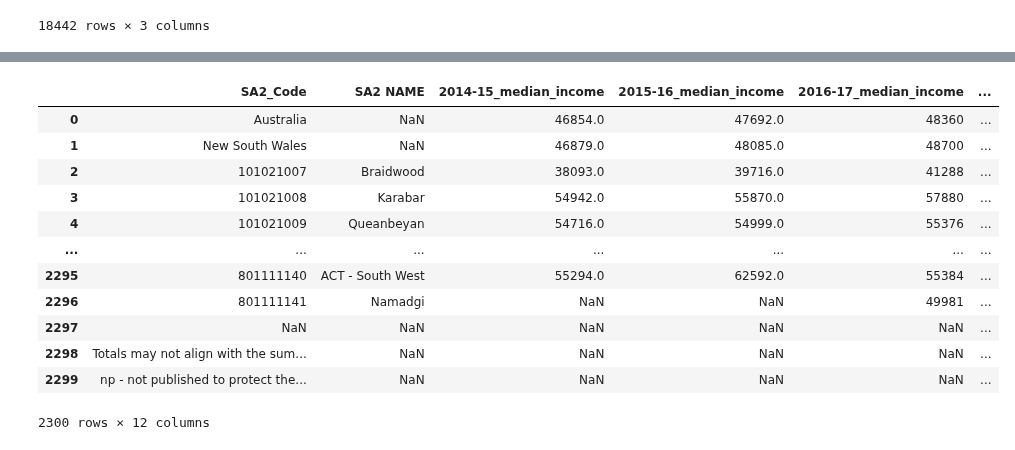
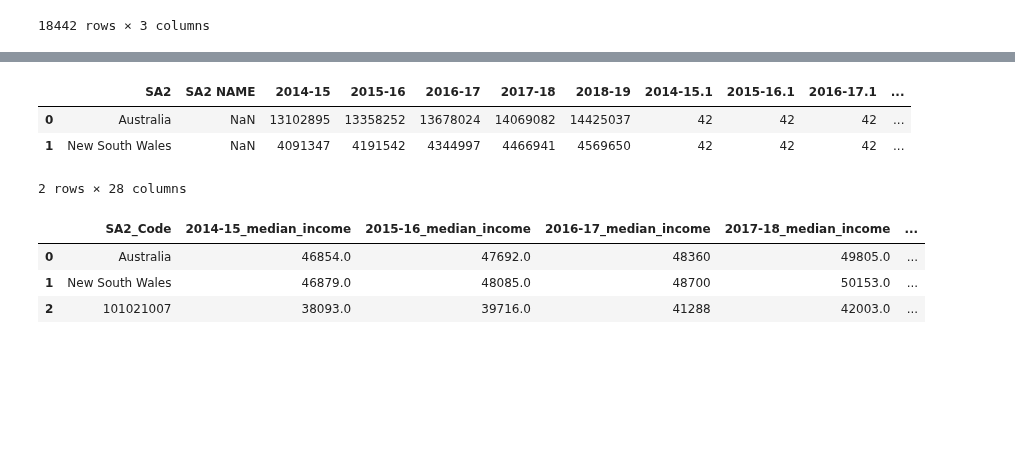
Before and after one commit to MAST30034-Applied-Data-Science/generic-real-estate-consulting-project-group-1-iron-data-man, a Jupyter notebook: notebooks/data_cleaning_external.ipynb, the cells around one changed output, grey strips where cells are left out. Cells and saved outputs as stored; diff of their text form; code cells hidden in the pictures; blank space fills up the shorter version.

```diff
--- a/notebooks/data_cleaning_external.ipynb
+++ b/notebooks/data_cleaning_external.ipynb
@@ -117,33 +117,27 @@ external
 # %%
 # read data, Table 1.4 in income
 income = pd.read_excel("../data/raw/income.xlsx",sheet_name="Table 1.4",header=6)
-
+display(income.head(2))
 # extract the colunms of year
-income = income.drop(columns=['2014-15', '2015-16', '2016-17', '2017-18',
-       '2018-19', '2014-15.1', '2015-16.1', '2016-17.1', '2017-18.1',
-       '2018-19.1', '2014-15.2', '2015-16.2', '2016-17.2', '2017-18.2',
-       '2018-19.2','Unnamed: 27'])
-income.columns = ['SA2_Code', 'SA2 NAME','2014-15_median_income','2015-16_median_income','2016-17_median_income',
+income = income.drop(columns=['SA2 NAME','2014-15', '2015-16', '2016-17', '2017-18','2018-19', '2014-15.1',
+                              '2015-16.1', '2016-17.1', '2017-18.1','2018-19.1', '2014-15.2', '2015-16.2',
+                              '2016-17.2', '2017-18.2','2018-19.2','Unnamed: 27'])
+income.columns = ['SA2_Code','2014-15_median_income','2015-16_median_income','2016-17_median_income',
                   '2017-18_median_income','2018-19_median_income','2014-15_mean_income','2015-16_mean_income',
                   '2016-17_mean_income','2017-18_mean_income','2018-19_mean_income']
 
 # replace np with NaN
 income = income.replace('np', np.nan)
-income
+income.head(3)
 # %% [output]
-|  | SA2_Code | SA2 NAME | 2014-15_median_income | 2015-16_median_income | 2016-17_median_income | ... |
-| 0 | Australia | NaN | 46854.0 | 47692.0 | 48360 | ... |
-| 1 | New South Wales | NaN | 46879.0 | 48085.0 | 48700 | ... |
-| 2 | 101021007 | Braidwood | 38093.0 | 39716.0 | 41288 | ... |
-| 3 | 101021008 | Karabar | 54942.0 | 55870.0 | 57880 | ... |
-| 4 | 101021009 | Queanbeyan | 54716.0 | 54999.0 | 55376 | ... |
-| ... | ... | ... | ... | ... | ... | ... |
-| 2295 | 801111140 | ACT - South West | 55294.0 | 62592.0 | 55384 | ... |
-| 2296 | 801111141 | Namadgi | NaN | NaN | 49981 | ... |
-| 2297 | NaN | NaN | NaN | NaN | NaN | ... |
-| 2298 | Totals may not align with the sum... | NaN | NaN | NaN | NaN | ... |
-| 2299 | np - not published to protect the... | NaN | NaN | NaN | NaN | ... |
+|  | SA2 | SA2 NAME | 2014-15 | 2015-16 | 2016-17 | 2017-18 | 2018-19 | 2014-15.1 | 2015-16.1 | 2016-17.1 | ... |
+| 0 | Australia | NaN | 13102895 | 13358252 | 13678024 | 14069082 | 14425037 | 42 | 42 | 42 | ... |
+| 1 | New South Wales | NaN | 4091347 | 4191542 | 4344997 | 4466941 | 4569650 | 42 | 42 | 42 | ... |
-2300 rows × 12 columns
+2 rows × 28 columns
+|  | SA2_Code | 2014-15_median_income | 2015-16_median_income | 2016-17_median_income | 2017-18_median_income | ... |
+| 0 | Australia | 46854.0 | 47692.0 | 48360 | 49805.0 | ... |
+| 1 | New South Wales | 46879.0 | 48085.0 | 48700 | 50153.0 | ... |
+| 2 | 101021007 | 38093.0 | 39716.0 | 41288 | 42003.0 | ... |
 # %%
 # merge the exrternal with income data
 external = pd.merge(external, income, on='SA2_Code', how='left').fillna(np.nan)
```
Also changed, not shown: parts of 9 cells of this notebook.
